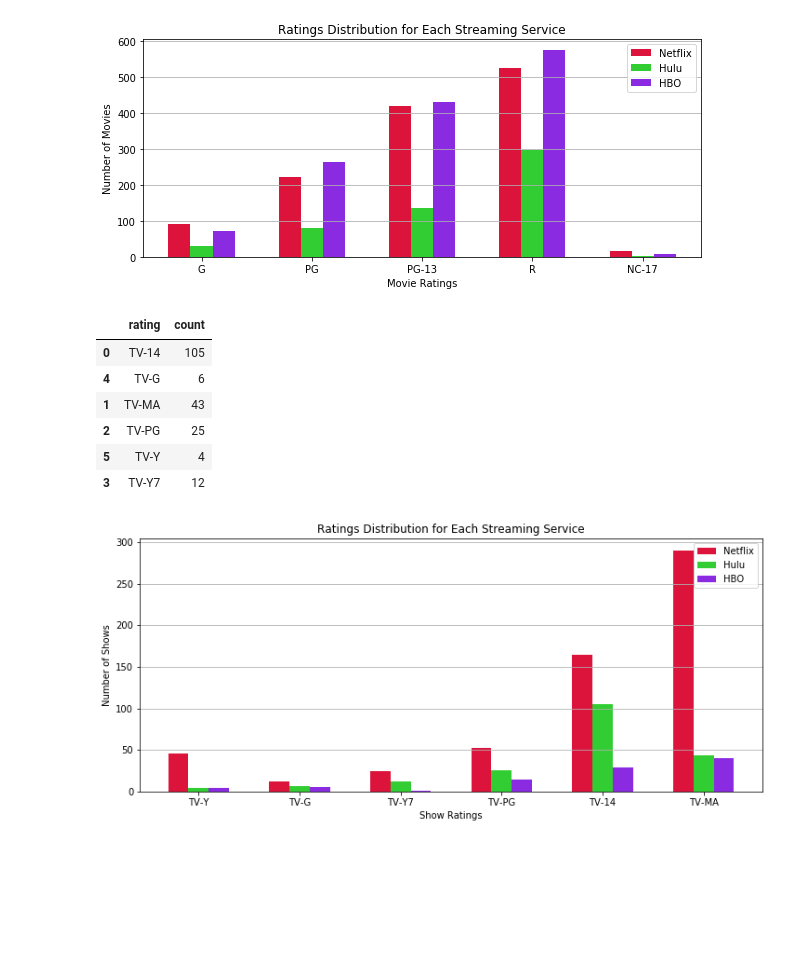
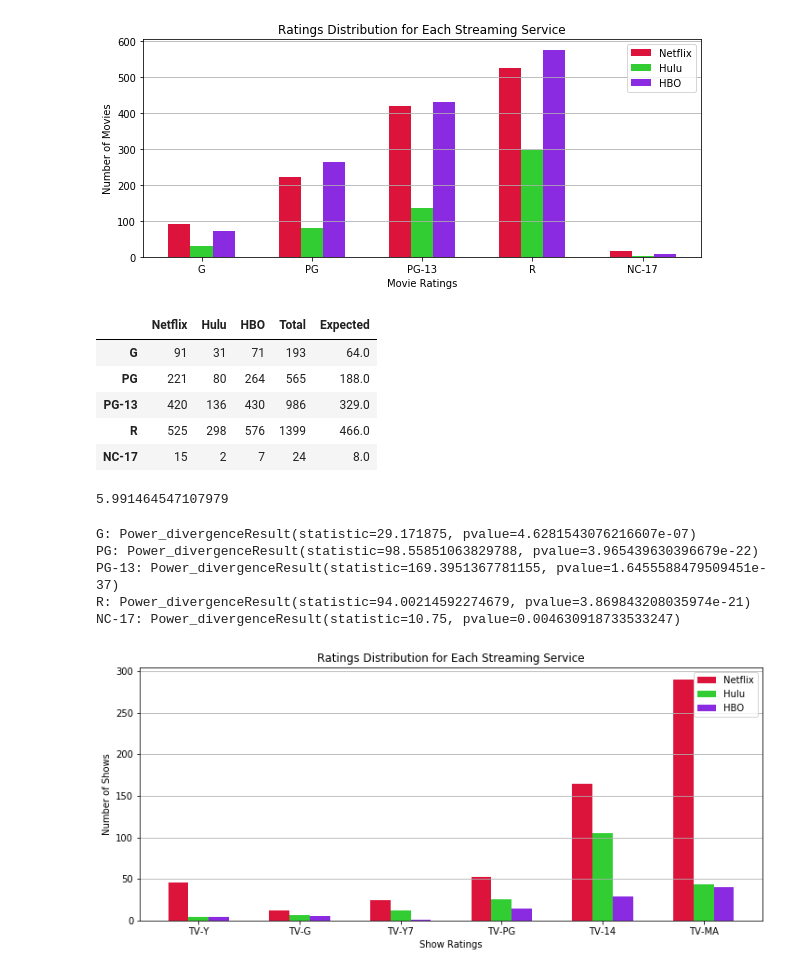
Before and after one commit to thn22/Eclipse__Rodeo2.0, a Jupyter notebook: Visualizations.ipynb, the cells around one changed output. Cells and saved outputs as stored; diff of their text form; code cells hidden in the pictures; blank space fills up the shorter version.

```diff
--- a/Visualizations.ipynb
+++ b/Visualizations.ipynb
@@ -248,15 +232,44 @@ plt.savefig("Output/movie_ratings_vs_service.png")
 plt.show()
 # %% [output]
 [figure]
-# %%
-#netflix_tv_ratings
-hulu_tv_ratings
-#hbo_tv_ratings
-# %% [output]
-|  | rating | count |
-| 0 | TV-14 | 105 |
-| 4 | TV-G | 6 |
-| 1 | TV-MA | 43 |
-| 2 | TV-PG | 25 |
-| 5 | TV-Y | 4 |
-| 3 | TV-Y7 | 12 |
+# %%
+# Create a df to perform a chi square analysis
+d = {"Netflix":y1, "Hulu":y2, "HBO":y3}
+movie_cv = pd.DataFrame(data=d, index=ratings_m)
+movie_cv["Total"]=movie_cv.sum(axis=1)
+movie_cv["Expected"]=round(movie_cv["Total"]/3,0)
+movie_cv
+# %% [output]
+|  | Netflix | Hulu | HBO | Total | Expected |
+| G | 91 | 31 | 71 | 193 | 64.0 |
+| PG | 221 | 80 | 264 | 565 | 188.0 |
+| PG-13 | 420 | 136 | 430 | 986 | 329.0 |
+| R | 525 | 298 | 576 | 1399 | 466.0 |
+| NC-17 | 15 | 2 | 7 | 24 | 8.0 |
+# %%
+import scipy.stats as stats
+# Complete Chi Square test for each rating across each streaming service
+# Since there are three streaming services, the degree of freedom is 2 (3-1=2)
+# With a p-value of 0.05, the confidence level is 1.00-0.05 = 0.95
+critical_value = stats.chi2.ppf(q=0.95, df=2)
+critical_value
+# %% [output]
+5.991464547107979
+# %%
+# Run the test for each age certification
+g_rating = stats.chisquare(movie_cv.iloc[0, 0:3], movie_cv.iloc[0,4])
+pg_rating = stats.chisquare(movie_cv.iloc[1, 0:3], movie_cv.iloc[1,4])
+pg13_rating = stats.chisquare(movie_cv.iloc[2, 0:3], movie_cv.iloc[2,4])
+r_rating = stats.chisquare(movie_cv.iloc[3, 0:3], movie_cv.iloc[3,4])
+nc17_rating = stats.chisquare(movie_cv.iloc[4, 0:3], movie_cv.iloc[4,4])
+print(f'''G: {g_rating}
+PG: {pg_rating}
+PG-13: {pg13_rating}
+R: {r_rating}
+NC-17: {nc17_rating}''')
+# %% [output]
+G: Power_divergenceResult(statistic=29.171875, pvalue=4.6281543076216607e-07)
+PG: Power_divergenceResult(statistic=98.55851063829788, pvalue=3.965439630396679e-22)
+PG-13: Power_divergenceResult(statistic=169.3951367781155, pvalue=1.6455588479509451e-37)
+R: Power_divergenceResult(statistic=94.00214592274679, pvalue=3.869843208035974e-21)
+NC-17: Power_divergenceResult(statistic=10.75, pvalue=0.004630918733533247)
```
Also changed, not shown: parts of 11 cells of this notebook, 1 other file.
